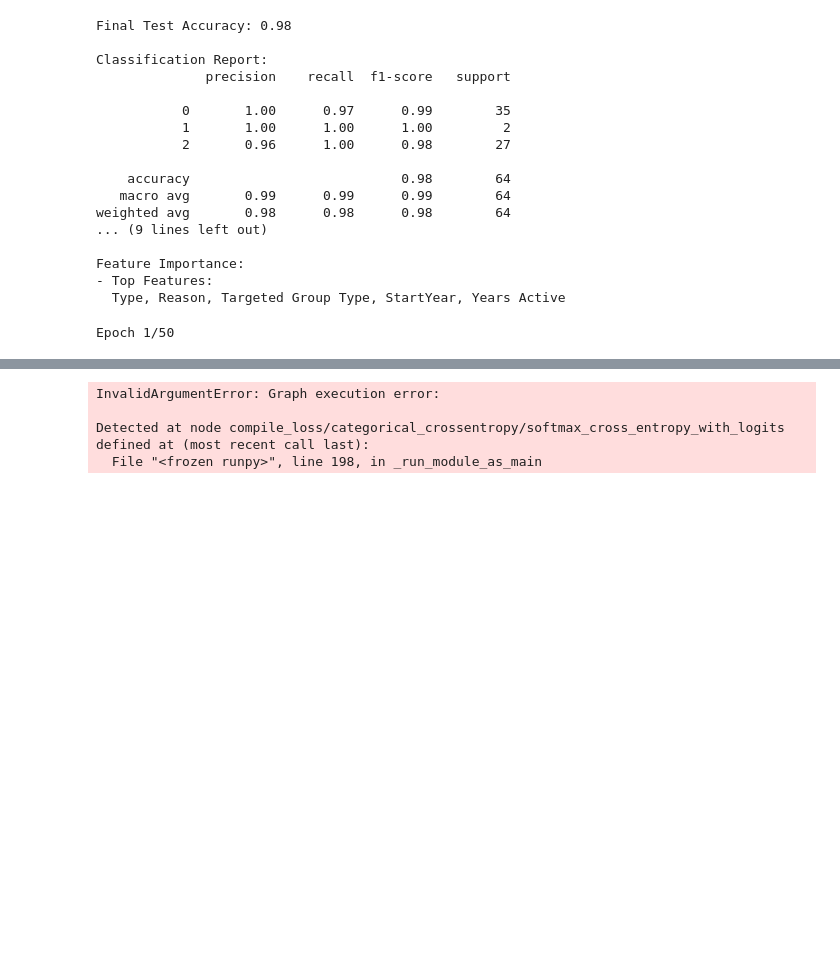
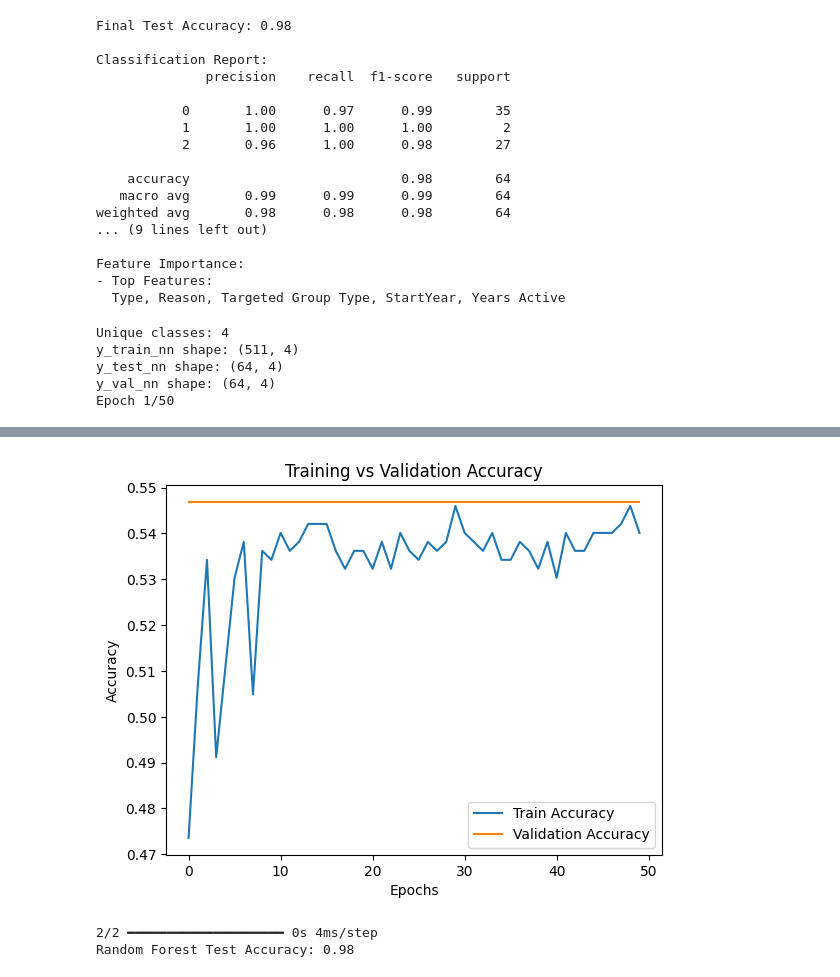
Before and after one commit to Bautist1000/MAL_FH, a Jupyter notebook: Final Assignment.ipynb, the cells around one changed output, grey strips where cells are left out. Saved outputs shown, nothing was run; the diff lists cells and outputs as text; code cells hidden in the pictures; blank space fills up the shorter version.

```diff
--- a/Final Assignment.ipynb
+++ b/Final Assignment.ipynb
@@ -602,6 +601,8 @@ from tensorflow.keras.layers import Dense, Dropout
 from tensorflow.keras.optimizers import Adam
 from sklearn.metrics import accuracy_score
 import numpy as np
+
+
 
 X_nn = df_encoded.drop(columns=['Archetype/Classification'])
 y_nn = df_encoded['Archetype/Classification']
@@ -611,13 +612,18 @@ scaler = StandardScaler()
 X_scaled = scaler.fit_transform(X_nn)
 
 # Splitting the data into training, testing, and validation
-X_train_nn, X_temp_nn, y_train_nn, y_temp_nn = train_test_split(X_scaled, y, test_size=0.2, random_state=42)
-X_test_nn, X_val_nn, y_test_nn, y_val_nn = train_test_split(X_temp_nn, y_temp_nn, test_size=0.5, random_state=42)
+X_train_nn, X_temp_nn, y_train_nn, y_temp_nn = train_test_split(X_scaled, y_nn, test_size=0.2, random_state=42, stratify=y_nn)
+X_test_nn, X_val_nn, y_test_nn, y_val_nn = train_test_split(X_temp_nn, y_temp_nn, test_size=0.5, random_state=42, stratify=y_temp_nn)
 
 # Encoding target variable into categorical format
 y_train_nn = np.array(pd.get_dummies(y_train_nn))
 y_test_nn = np.array(pd.get_dummies(y_test_nn))
 y_val_nn = np.array(pd.get_dummies(y_val_nn))
+
+print("Unique classes:", len(np.unique(df_encoded['Archetype/Classification'])))
+print("y_train_nn shape:", y_train_nn.shape)
+print("y_test_nn shape:", y_test_nn.shape)
+print("y_val_nn shape:", y_val_nn.shape)
 
 # Building the network
 
@@ -635,6 +641,7 @@ def create_model(learning_rate=0.001, dropout_rate=0.5):
                   metrics=['accuracy'])
     return model
 
+
 # Initializing and training the model
 nn_model = create_model(learning_rate=0.001, dropout_rate=0.3)
 
@@ -645,6 +652,8 @@ history = nn_model.fit(
     batch_size=32,
     verbose=1
 )
+
+
 
 # Evaluating the model on the test set
 test_loss, test_accuracy = nn_model.evaluate(X_test_nn, y_test_nn, verbose=0)
@@ -669,4 +678,8 @@ nn_test_predictions = np.argmax(nn_model.predict(X_test_nn), axis=1)
 rf_test_accuracy = accuracy_score(y_test, rf_test_predictions)
 print(f"Random Forest Test Accuracy: {rf_test_accuracy:.2f}")
 # %% [output]
+Unique classes: 4
+y_train_nn shape: (511, 4)
+y_test_nn shape: (64, 4)
+y_val_nn shape: (64, 4)
 Epoch 1/50
@@ -690,4 +703,3 @@ Epoch 50/50
+[figure, added]
-InvalidArgumentError: Graph execution error:
-
-Detected at node compile_loss/categorical_crossentropy/softmax_cross_entropy_with_logits defined at (most recent call last):
-  File "<frozen runpy>", line 198, in _run_module_as_main
+2/2 ━━━━━━━━━━━━━━━━━━━━ 0s 4ms/step
+Random Forest Test Accuracy: 0.98
```
Also changed, not shown: parts of 4 cells of this notebook.
